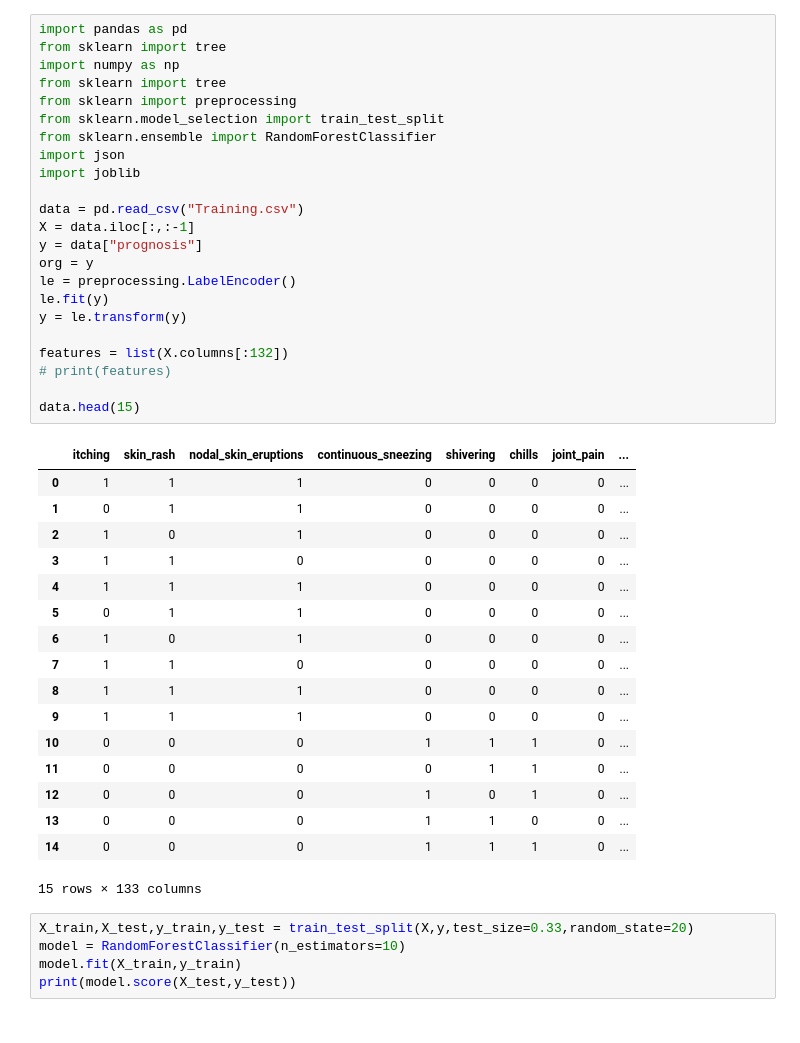
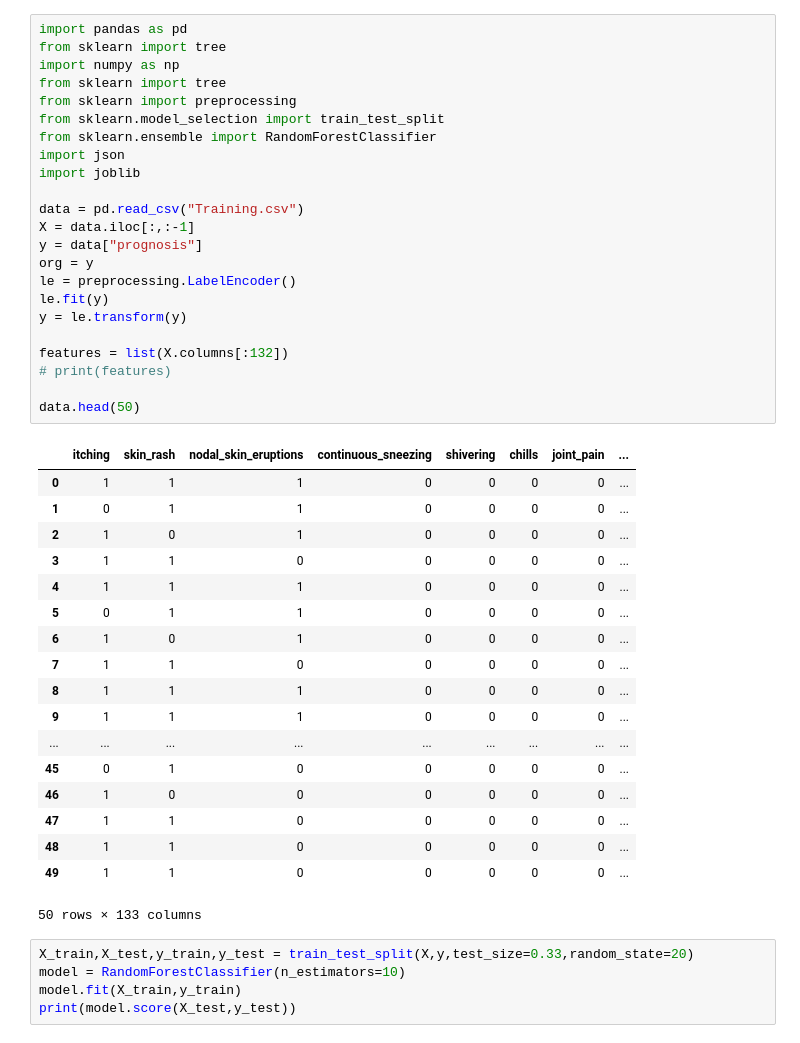
Before and after one commit to Saifu0/disease_predictor, a Jupyter notebook: research/predictor.ipynb, the cells around one changed output. Cells and saved outputs as stored; diff of their text form.

```diff
--- a/research/predictor.ipynb
+++ b/research/predictor.ipynb
@@ -5,40 +5,41 @@ import numpy as np
 from sklearn import tree
 from sklearn import preprocessing
 from sklearn.model_selection import train_test_split
 from sklearn.ensemble import RandomForestClassifier
 import json
 import joblib
 
 data = pd.read_csv("Training.csv")
 X = data.iloc[:,:-1]
 y = data["prognosis"]
 org = y
 le = preprocessing.LabelEncoder()
 le.fit(y)
 y = le.transform(y)
 
 features = list(X.columns[:132])
 # print(features)
 
-data.head(15)
+data.head(50)
 # %% [output]
 |  | itching | skin_rash | nodal_skin_eruptions | continuous_sneezing | shivering | chills | joint_pain | ... |
 | 0 | 1 | 1 | 1 | 0 | 0 | 0 | 0 | ... |
 | 1 | 0 | 1 | 1 | 0 | 0 | 0 | 0 | ... |
 | 2 | 1 | 0 | 1 | 0 | 0 | 0 | 0 | ... |
 | 3 | 1 | 1 | 0 | 0 | 0 | 0 | 0 | ... |
 | 4 | 1 | 1 | 1 | 0 | 0 | 0 | 0 | ... |
 | 5 | 0 | 1 | 1 | 0 | 0 | 0 | 0 | ... |
 | 6 | 1 | 0 | 1 | 0 | 0 | 0 | 0 | ... |
 | 7 | 1 | 1 | 0 | 0 | 0 | 0 | 0 | ... |
 | 8 | 1 | 1 | 1 | 0 | 0 | 0 | 0 | ... |
 | 9 | 1 | 1 | 1 | 0 | 0 | 0 | 0 | ... |
-| 10 | 0 | 0 | 0 | 1 | 1 | 1 | 0 | ... |
-| 11 | 0 | 0 | 0 | 0 | 1 | 1 | 0 | ... |
-| 12 | 0 | 0 | 0 | 1 | 0 | 1 | 0 | ... |
-| 13 | 0 | 0 | 0 | 1 | 1 | 0 | 0 | ... |
-| 14 | 0 | 0 | 0 | 1 | 1 | 1 | 0 | ... |
+| ... | ... | ... | ... | ... | ... | ... | ... | ... |
+| 45 | 0 | 1 | 0 | 0 | 0 | 0 | 0 | ... |
+| 46 | 1 | 0 | 0 | 0 | 0 | 0 | 0 | ... |
+| 47 | 1 | 1 | 0 | 0 | 0 | 0 | 0 | ... |
+| 48 | 1 | 1 | 0 | 0 | 0 | 0 | 0 | ... |
+| 49 | 1 | 1 | 0 | 0 | 0 | 0 | 0 | ... |
-15 rows × 133 columns
+50 rows × 133 columns
 # %%
 X_train,X_test,y_train,y_test = train_test_split(X,y,test_size=0.33,random_state=20)
 model = RandomForestClassifier(n_estimators=10)
```
Also changed, not shown: parts of 4 cells of this notebook, 52 other files.
